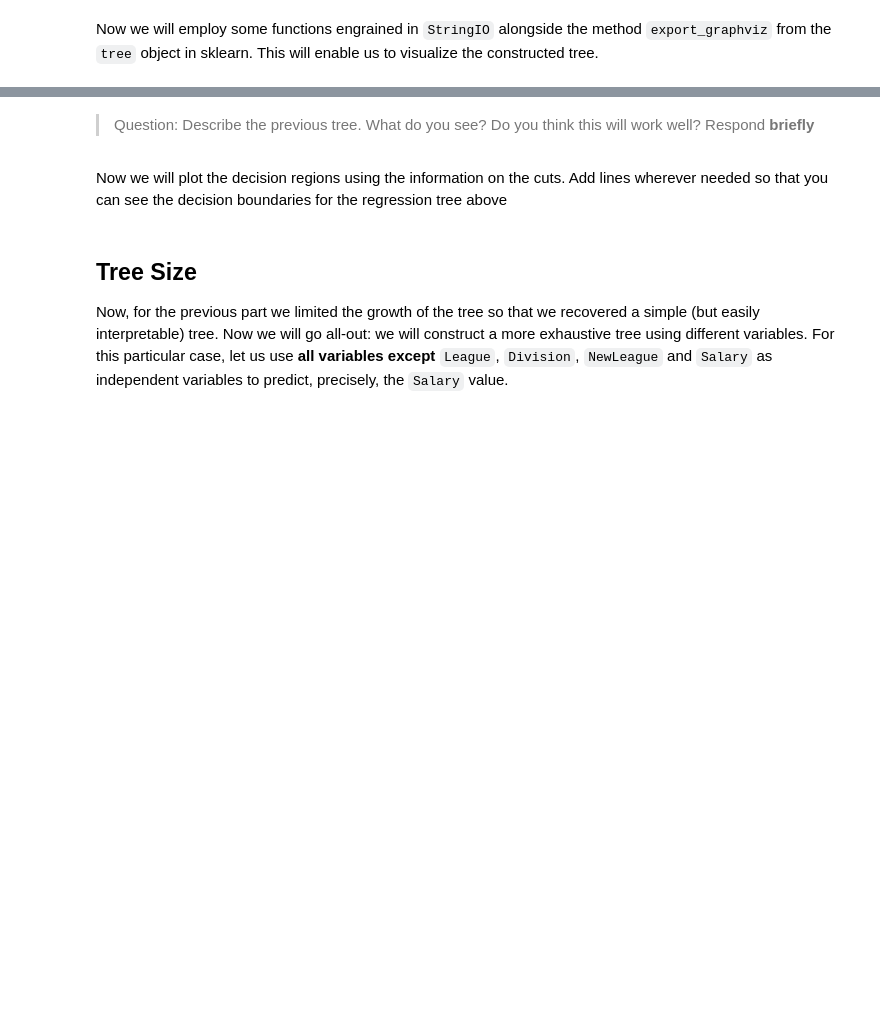
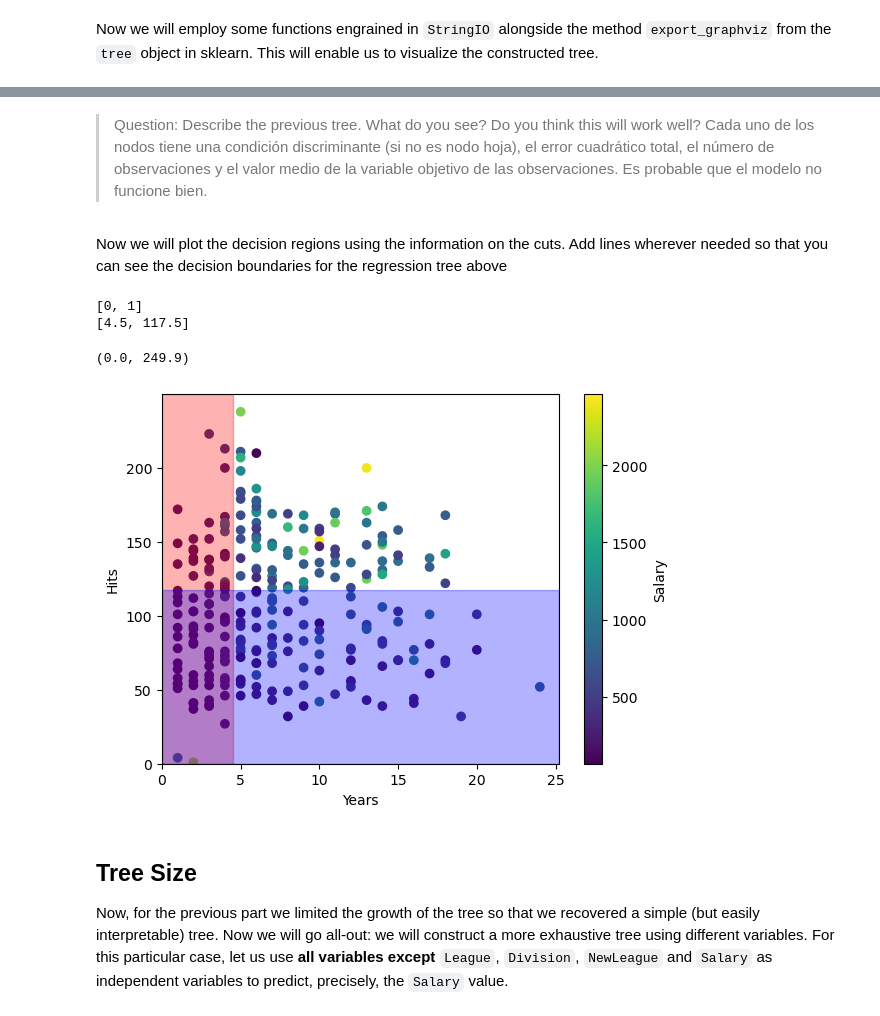
Before and after one commit to ICAI-IMAT-ML/p2-8-berasteguip, a Jupyter notebook: notebook/Lab2_8_Trees.ipynb, the cells around one changed output, grey strips where cells are left out. Drawn from its saved outputs; the diff is of its cells as text; code cells hidden in the pictures; blank space fills up the shorter version.

Commit message:
add tree diagram to notebook

```diff
--- a/notebook/Lab2_8_Trees.ipynb
+++ b/notebook/Lab2_8_Trees.ipynb
@@ -30,7 +30,7 @@ For starters, let us try out a regression tree. To that end, first load the `Hit
 folder.
 # %%
 hitters  = pd.read_csv('../data/Hitters.csv')
-
+hitters.dropna(inplace=True)
 # Print the columns here to check their names
 print(hitters.columns)
 # %% [output]
@@ -54,4 +54,4 @@ For reproducibility, fix the `random_state` to `0` and the `max_leaf_nodes` to `
 regressor = DecisionTreeRegressor(random_state=0, max_leaf_nodes=3)
 
 # Fit it with the .fit method
-regressor.fit(None, None)  # TODO
+regressor.fit(X, y)
@@ -70,4 +75,5 @@ Image(graph.create_png())
-# %% [markdown]
-> Question: Describe the previous tree. What do you see? Do you think this will work well? Respond **briefly**
+# %% [markdown]
+> Question: Describe the previous tree. What do you see? Do you think this will work well?
+> Cada uno de los nodos tiene una condición discriminante (si no es nodo hoja), el error cuadrático total, el número de observaciones y el valor medio de la variable objetivo de las observaciones. Es probable que el modelo no funcione bien.
 # %% [markdown]
 Now we will plot the decision regions using the information on the cuts. Add lines wherever needed so that you can see the decision boundaries for the regression tree above
@@ -81,3 +80,37 @@ plt.ylim(ymin=-5)
+# %%
+variables = list(regressor.tree_.feature)
+thresholds = list(regressor.tree_.threshold)
+
+new_variables = [v for v in variables if v != -2]
+new_thresholds = [t for t in thresholds if t != -2]
+
+n_cuts = len(new_variables)
+
+print(new_variables)
+print(new_thresholds)
+# %% [output]
+[0, 1]
+[4.5, 117.5]
+# %%
+fig = plt.scatter(hitters['Years'], hitters['Hits'], c=hitters['Salary'])
+plt.colorbar(fig, label='Salary')
+
+prev_x, prev_y = 0, 0  # Variables para rastrear los límites previos
+for var, threshold in zip(variables, thresholds):
+    if var == 0:  # Corte en el eje X (Years)
+        plt.axvspan(prev_x, threshold, color='red', alpha=0.3, label=f'Years <= {threshold}')
+        prev_x = threshold  # Actualizar el límite previo
+    elif var == 1:  # Corte en el eje Y (Hits)
+        plt.axhspan(prev_y, threshold, color='blue', alpha=0.3, label=f'Hits <= {threshold}')
+        prev_y = threshold  # Actualizar el límite previo
+
+plt.xlabel('Years')
+plt.ylabel('Hits')
+plt.xlim(0)
+plt.ylim(0)
+# %% [output]
+(0.0, 249.9)
+[figure, added]
 # %% [markdown]
 ## Tree Size
 
```
Also changed, not shown: parts of 10 cells of this notebook, 1 other file.
